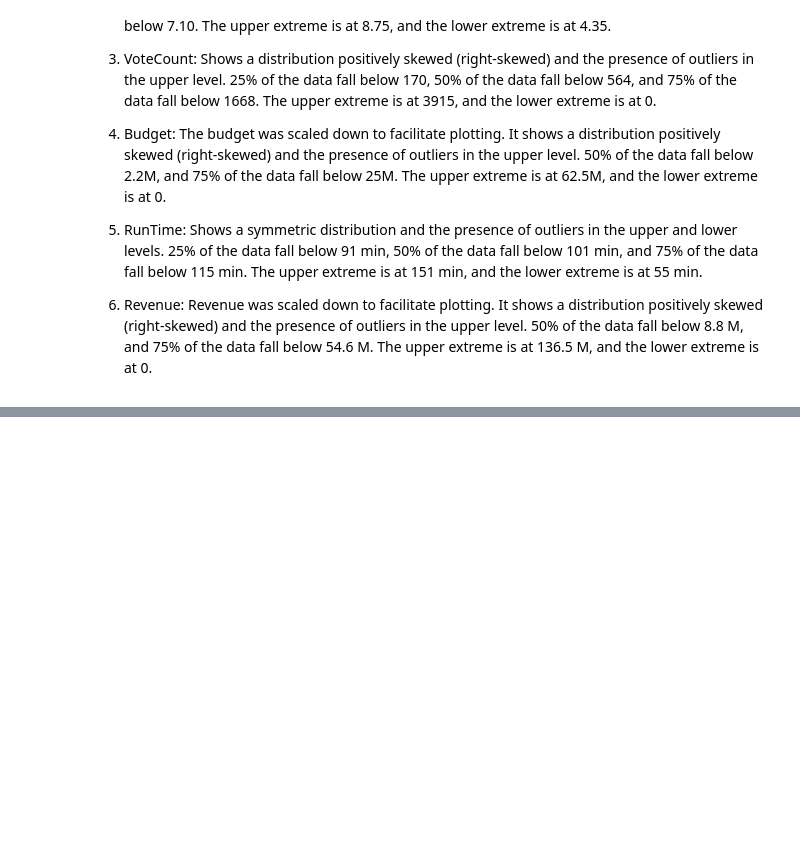
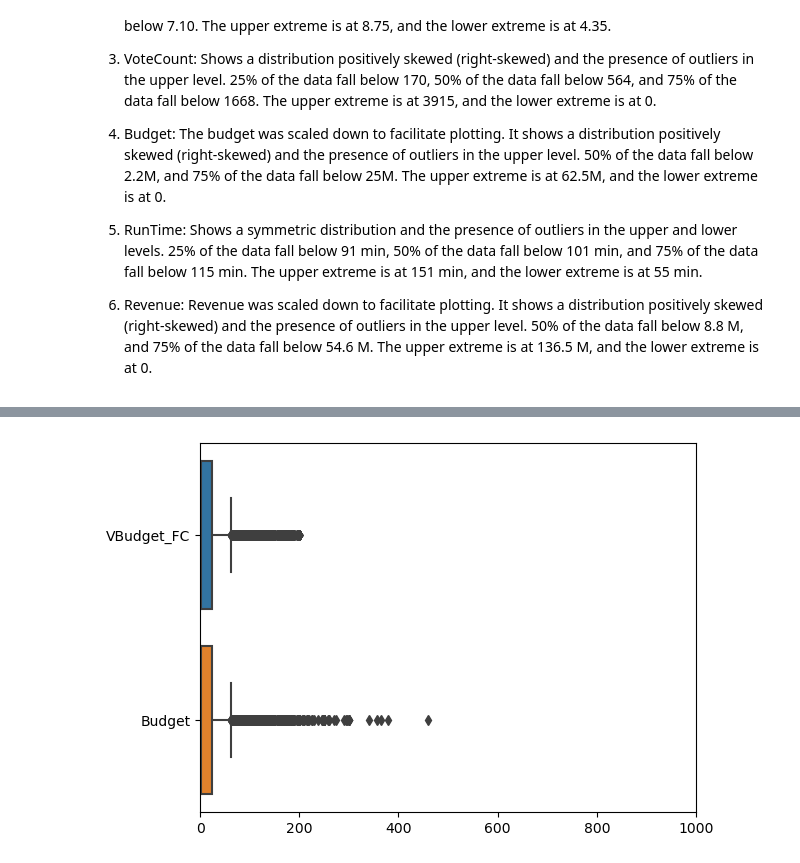
Before and after one commit to mlgomez0/advanced_python_project, a Jupyter notebook: notebooks/movies.ipynb, the cells around one changed output, grey strips where cells are left out. Drawn from its saved outputs; the diff is of its cells as text; code cells hidden in the pictures; blank space fills up the shorter version.

```diff
--- a/notebooks/movies.ipynb
+++ b/notebooks/movies.ipynb
@@ -833,0 +887,5 @@ The plots show:
+# %%
+# Boxplots to compate VoteCount with and without quantile-based flooring and capping
+create_boxplots(budget_fc / 1000000, data['Budget'] / 1000000, 0, 1000, 'VBudget_FC', 'Budget')
+# %% [output]
+[figure, added]
```
Also changed, not shown: parts of 60 cells of this notebook, 1 other file.
